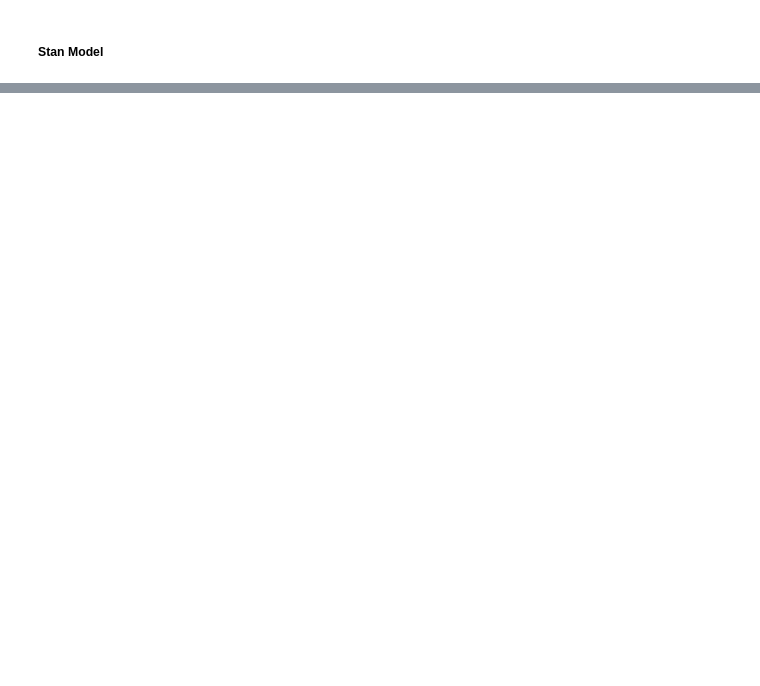
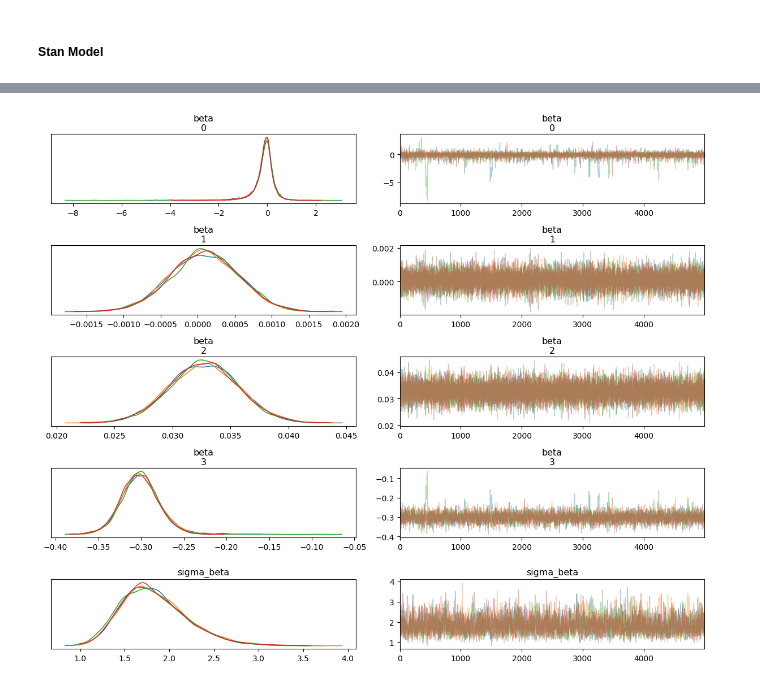
Before and after one commit to ahbagheri01/Progetto_Bayesian_Statistics, a Jupyter notebook: src/jupyter/stan_model.ipynb, the cells around one changed output, grey strips where cells are left out. Drawn from its saved outputs; the diff is of its cells as text; code cells hidden in the pictures; blank space fills up the shorter version.

```diff
--- a/src/jupyter/stan_model.ipynb
+++ b/src/jupyter/stan_model.ipynb
@@ -19,9 +19,9 @@ if not os.path.exists("./stan"):
     os.mkdir("./stan")
 # %%
 #get the data
-data=pd.read_csv("/Users/sararedaelli/Desktop/transconjugacy efficacy PROJECT/data.csv")
+data=pd.read_csv("/Users/sararedaelli/Desktop/transconjugacy_efficacy_PROJECT/data.csv")
 print(data.head())
-data_donors=pd.read_csv("/Users/sararedaelli/Desktop/transconjugacy efficacy PROJECT/data_donatori.csv")
+data_donors=pd.read_csv("/Users/sararedaelli/Desktop/transconjugacy_efficacy_PROJECT/data_donatori.csv")
 print(data_donors.head())
 
 #remember to drom TMTC and outliers!!!!   (TO DO)
@@ -62,8 +62,8 @@ data_donors shape: (72, 7)
 data_donors columns: ['Idx Experiment', 'Idx Replica Diluizione', 'Diluition', 'IBU', 'DMSO', 'Temp', 'Conta']
 # %%
 #Rename columns
-data.rename(columns={'Idx Replica Condizione': 'Idx Replica Experiment', 'Conta':'Count','Idx Replica Diluizione':'Idx Replica Diluition','Conta':'Count'}, inplace=True)
-data_donors.rename(columns={'Idx Replica Diluizione':'Idx Replica Experiment','Conta':'Count'}, inplace=True)
+data.rename(columns={'Idx Replica Condizione': 'Idx Replica Experiment','Controllo':'Control','Idx Replica Diluizione':'Idx Replica Diluition','Conta':'Count'}, inplace=True)
+data_donors.rename(columns={'Idx Replica Diluizione':'Idx Replica Experiment','Controllo':'Control','Conta':'Count'}, inplace=True)
 
 #Modify values in some columns:
 #Modify Idx Experiment such that experiments 5 and 6 have the same idx, experiments 7 and 8, experiment 5,6 has the same index as 5 and 6 and experiment 7,8 the same as 7 and 8
@@ -75,6 +75,12 @@ data['Idx Experiment'] = pd.to_numeric(data['Idx Experiment'])
 
 data_donors['Idx Experiment'] = data_donors['Idx Experiment'].astype(str)
 data_donors['Idx Experiment'] = data_donors['Idx Experiment'].replace({'6': '5', '7':'6','8': '6', '9':'7','10':'8','5,6': '5', '7,8':'6'})
+
+#modify control column: convert 'Yes' to 1 and 'No' to 0
+data['Control'] = data['Control'].replace({'Yes': 1, 'No': 0})
+data_donors['Control'] = data_donors['Control'].replace({'Yes': 1, 'No': 0})
+
+
 #now reconvert to numeric
 data_donors['Idx Experiment'] = pd.to_numeric(data_donors['Idx Experiment'])
 
@@ -88,11 +94,16 @@ data['Idx Replica Experiment'] = data['Idx Replica Experiment'].replace({'A': '1
 #now reconvert to numeric
 data['Idx Replica Experiment'] = pd.to_numeric(data['Idx Experiment'])
 
-
+data['Count'] = pd.to_numeric(data['Count'])
+data['Idx Replica Diluition'] = pd.to_numeric(data['Idx Replica Diluition'])
 data['Diluition'] = pd.to_numeric(data['Diluition'])
 data['IBU'] = pd.to_numeric(data['IBU'])
 data['DMSO'] = pd.to_numeric(data['DMSO'])
 data['Temp'] = pd.to_numeric(data['Temp'])
+data_donors['Count'] = pd.to_numeric(data_donors['Count'])
+data_donors['Idx Replica Experiment'] = pd.to_numeric(data_donors['Idx Replica Experiment'])
+print(data.dtypes)
+print(data_donors.dtypes)
 # %% [output]
 [1 2 3 4 5 6 7 8]
 [1 2 3 4 5 6 7 8]
@@ -236,7 +267,7 @@ glm_data = {
 
 # Sample
 glm_fit = glm.sample(data=glm_data, chains=4, parallel_chains=4,
-                             iter_warmup=1000, iter_sampling=5000)
+                             iter_warmup=1000, iter_sampling=5000,show_console=True)
 
 # Convert to arviz data type
 poi_glm_data = az.from_cmdstanpy(glm_fit)
@@ -242,0 +345,6 @@ poi_glm_data = az.from_cmdstanpy(glm_fit)
+# %%
+az.plot_trace(poi_glm_data, var_names=["beta", "sigma_beta"], compact=False)
+plt.tight_layout()
+plt.show()
+# %% [output]
+[figure, added]
```
Also changed, not shown: parts of 6 cells of this notebook.
